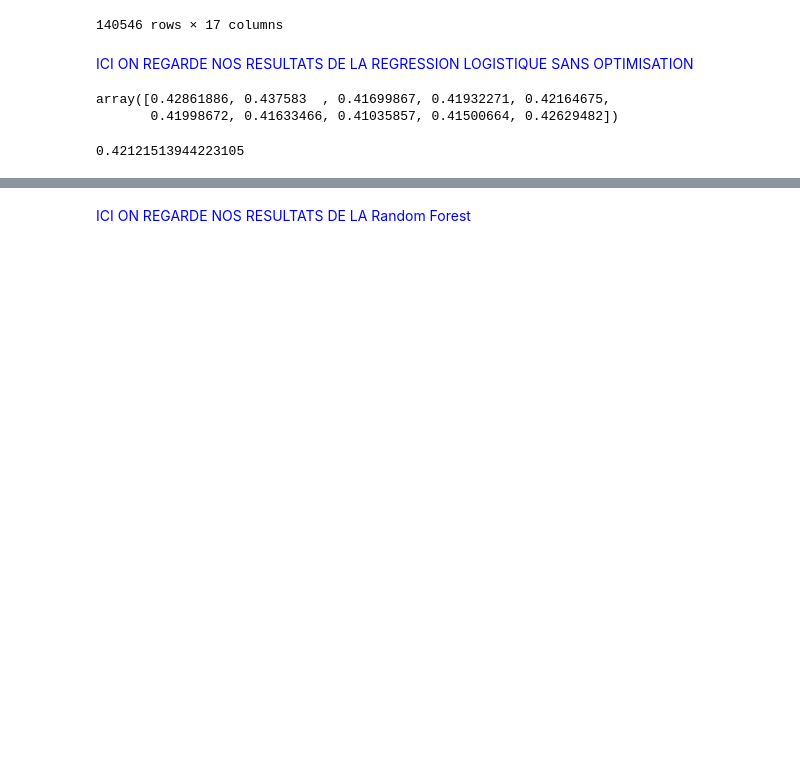
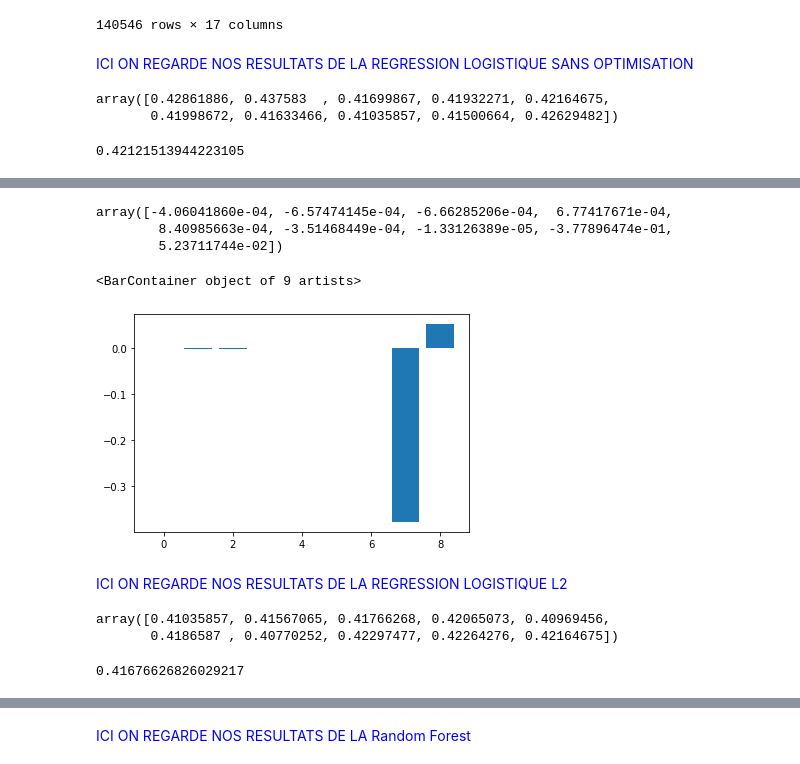
Before and after one commit to tristanpiedra/Projet_ML_football_passes, a Jupyter notebook: project.ipynb, the cells around one changed output, grey strips where cells are left out. Drawn from its saved outputs; the diff is of its cells as text; code cells hidden in the pictures; blank space fills up the shorter version.

```diff
--- a/project.ipynb
+++ b/project.ipynb
@@ -191,2 +193,2 @@ moyenne_scores
 # %%
-x, y = regression_logistique_optimisee (10, 0.7)
+x, y, z, h = regression_logistique (10, 0.7)
@@ -203,0 +224,14 @@ y
+# %%
+h
+# %% [output]
+array([-4.06041860e-04, -6.57474145e-04, -6.66285206e-04,  6.77417671e-04,
+        8.40985663e-04, -3.51468449e-04, -1.33126389e-05, -3.77896474e-01,
+        5.23711744e-02])
+# %%
+plt.bar(range(9),h)
+# %% [output]
+<BarContainer object of 9 artists>
+[figure, added]
+# %% [markdown]
+<font color='blue'>
+ ICI ON REGARDE NOS RESULTATS DE LA REGRESSION LOGISTIQUE L2
@@ -203,0 +240,9 @@ y
+# %%
+x
+# %% [output]
+array([0.41035857, 0.41567065, 0.41766268, 0.42065073, 0.40969456,
+       0.4186587 , 0.40770252, 0.42297477, 0.42264276, 0.42164675])
+# %%
+y
+# %% [output]
+0.41676626826029217
```
Also changed, not shown: parts of 22 cells of this notebook, 4 other files.
